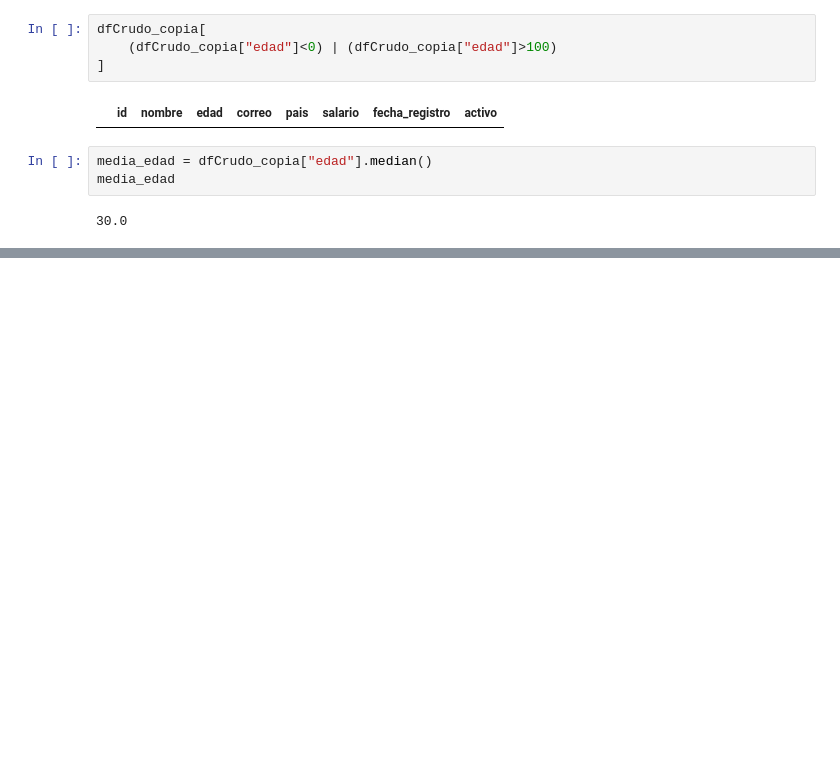
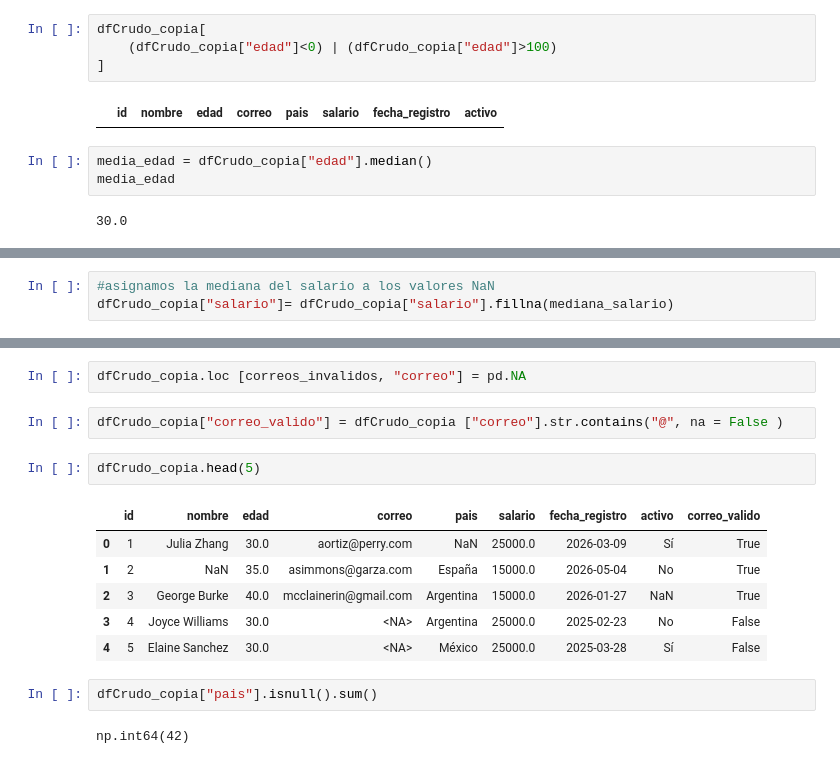
Before and after one commit to MauricioMedel/Extracci-n-del-conocimiento, a Jupyter notebook: notebooks/laboratorio4.ipynb, the cells around one changed output, grey strips where cells are left out. Cells and saved outputs as stored; diff of their text form; blank space fills up the shorter version.

```diff
--- a/notebooks/Untitled.ipynb
+++ b/notebooks/laboratorio4.ipynb
@@ -131,0 +180,3 @@ media_edad
+# %%
+#asignamos la mediana del salario a los valores NaN
+dfCrudo_copia["salario"]= dfCrudo_copia["salario"].fillna(mediana_salario)
@@ -131,0 +211,17 @@ media_edad
+# %%
+dfCrudo_copia.loc [correos_invalidos, "correo"] = pd.NA
+# %%
+dfCrudo_copia["correo_valido"] = dfCrudo_copia ["correo"].str.contains("@", na = False )
+# %%
+dfCrudo_copia.head(5)
+# %% [output]
+|  | id | nombre | edad | correo | pais | salario | fecha_registro | activo | correo_valido |
+| 0 | 1 | Julia Zhang | 30.0 | aortiz@perry.com | NaN | 25000.0 | 2026-03-09 | Sí | True |
+| 1 | 2 | NaN | 35.0 | asimmons@garza.com | España | 15000.0 | 2026-05-04 | No | True |
+| 2 | 3 | George Burke | 40.0 | mcclainerin@gmail.com | Argentina | 15000.0 | 2026-01-27 | NaN | True |
+| 3 | 4 | Joyce Williams | 30.0 | <NA> | Argentina | 25000.0 | 2025-02-23 | No | False |
+| 4 | 5 | Elaine Sanchez | 30.0 | <NA> | México | 25000.0 | 2025-03-28 | Sí | False |
+# %%
+dfCrudo_copia["pais"].isnull().sum()
+# %% [output]
+np.int64(42)
```
Also changed, not shown: parts of 18 cells of this notebook.
